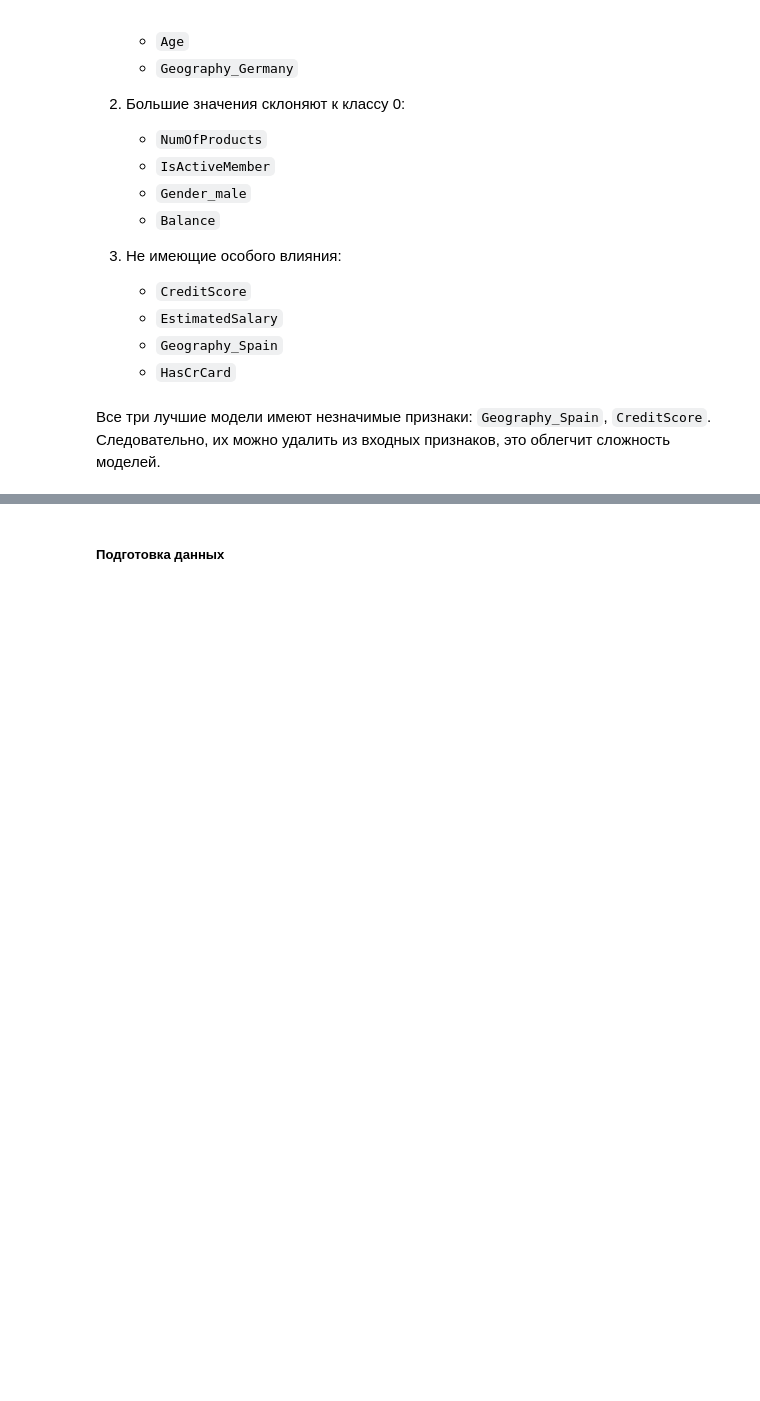
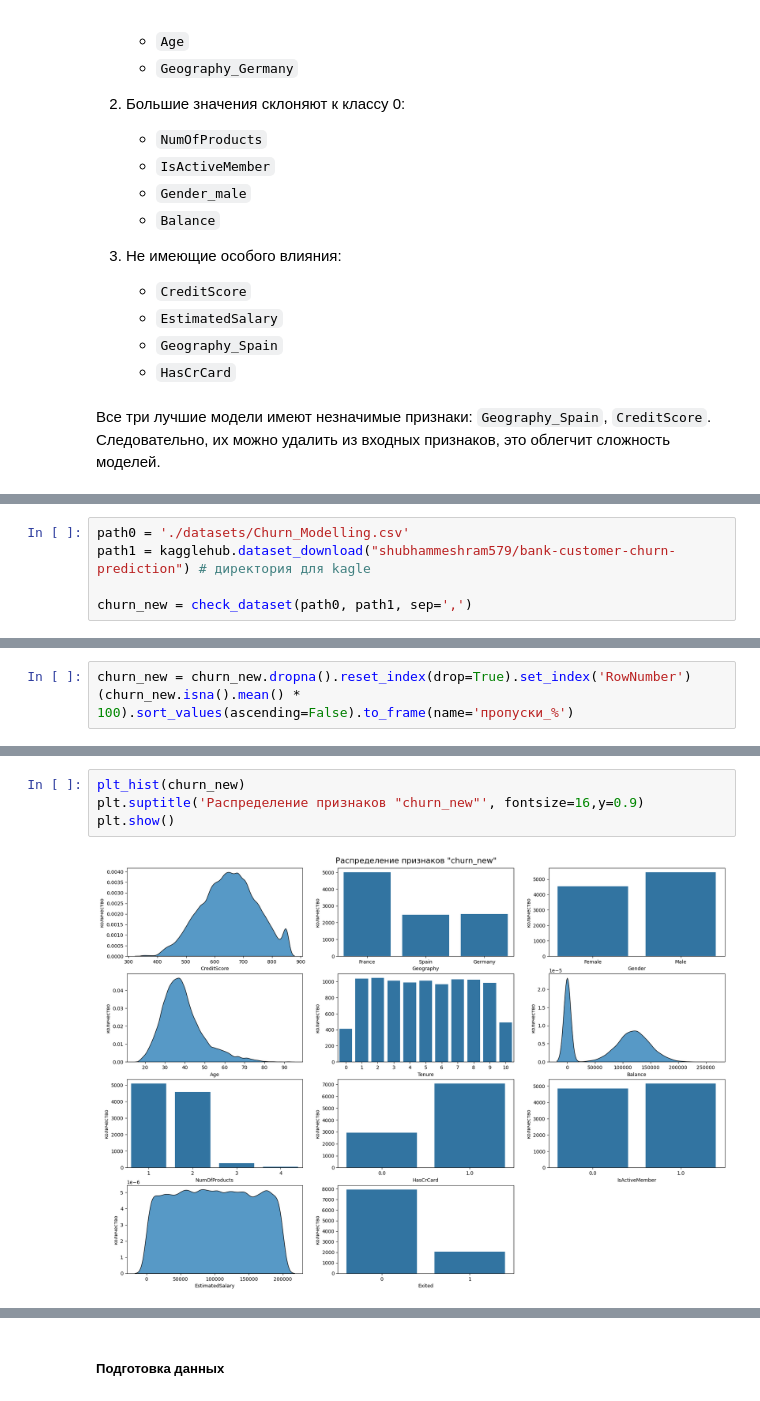
Before and after one commit to serguntsov/webbee_predict_customer_churn, a Jupyter notebook: pred_customer_churn.ipynb, the cells around one changed output, grey strips where cells are left out. Cells and saved outputs as stored; diff of their text form; blank space fills up the shorter version.

```diff
--- a/pred_customer_churn.ipynb
+++ b/pred_customer_churn.ipynb
@@ -689,0 +702,5 @@ get_shape_beeswarm(oscv_gbc, X, size=500)
+# %%
+path0 = './datasets/Churn_Modelling.csv'
+path1 = kagglehub.dataset_download("shubhammeshram579/bank-customer-churn-prediction") # директория для kagle
+
+churn_new = check_dataset(path0, path1, sep=',')
@@ -689,0 +749,3 @@ get_shape_beeswarm(oscv_gbc, X, size=500)
+# %%
+churn_new = churn_new.dropna().reset_index(drop=True).set_index('RowNumber')
+(churn_new.isna().mean() * 100).sort_values(ascending=False).to_frame(name='пропуски_%')
@@ -689,0 +767,6 @@ get_shape_beeswarm(oscv_gbc, X, size=500)
+# %%
+plt_hist(churn_new)
+plt.suptitle('Распределение признаков "churn_new"', fontsize=16,y=0.9)
+plt.show()
+# %% [output]
+[figure, added]
```
Also changed, not shown: parts of 31 cells of this notebook, 1 other file.
